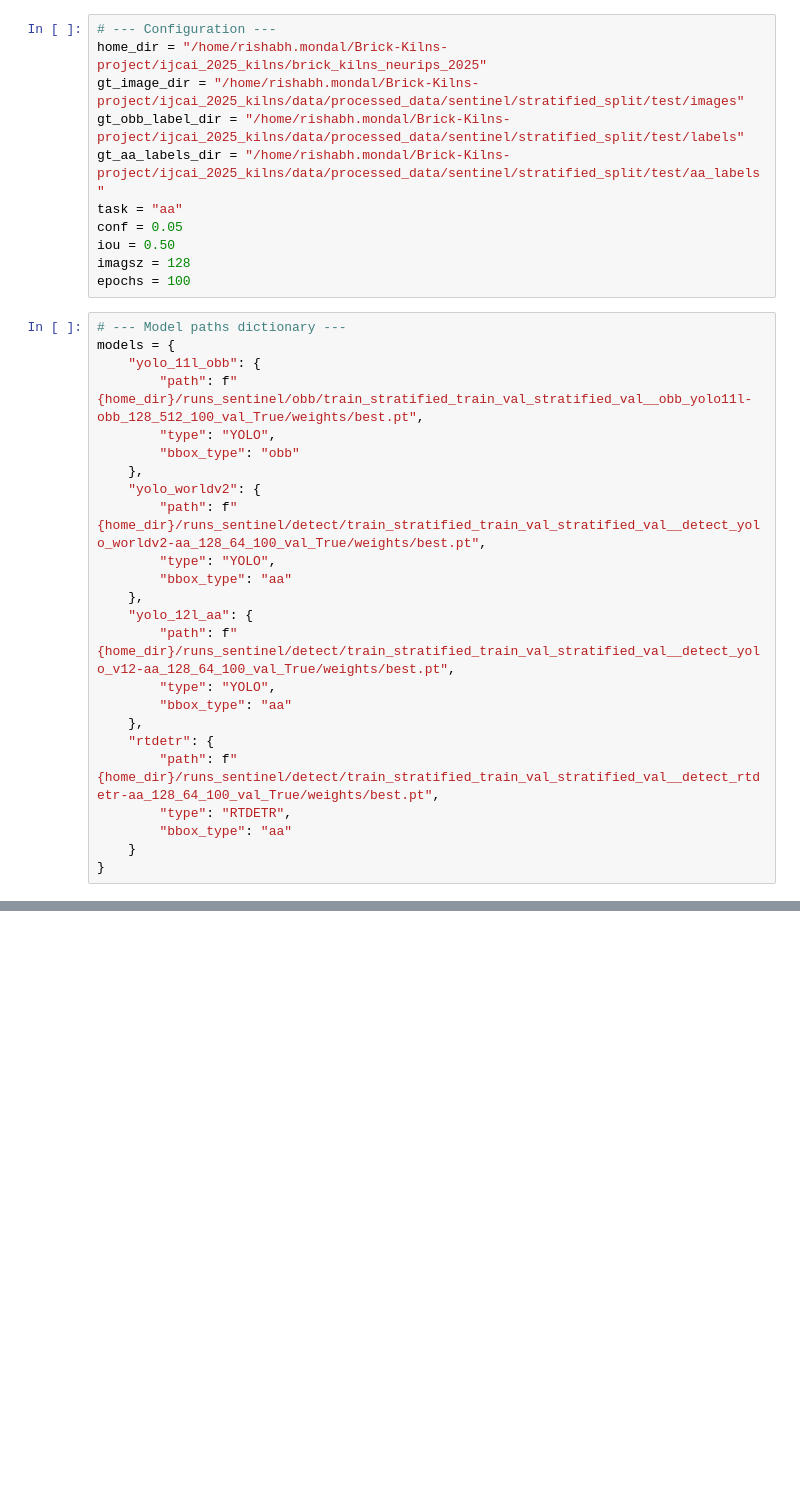
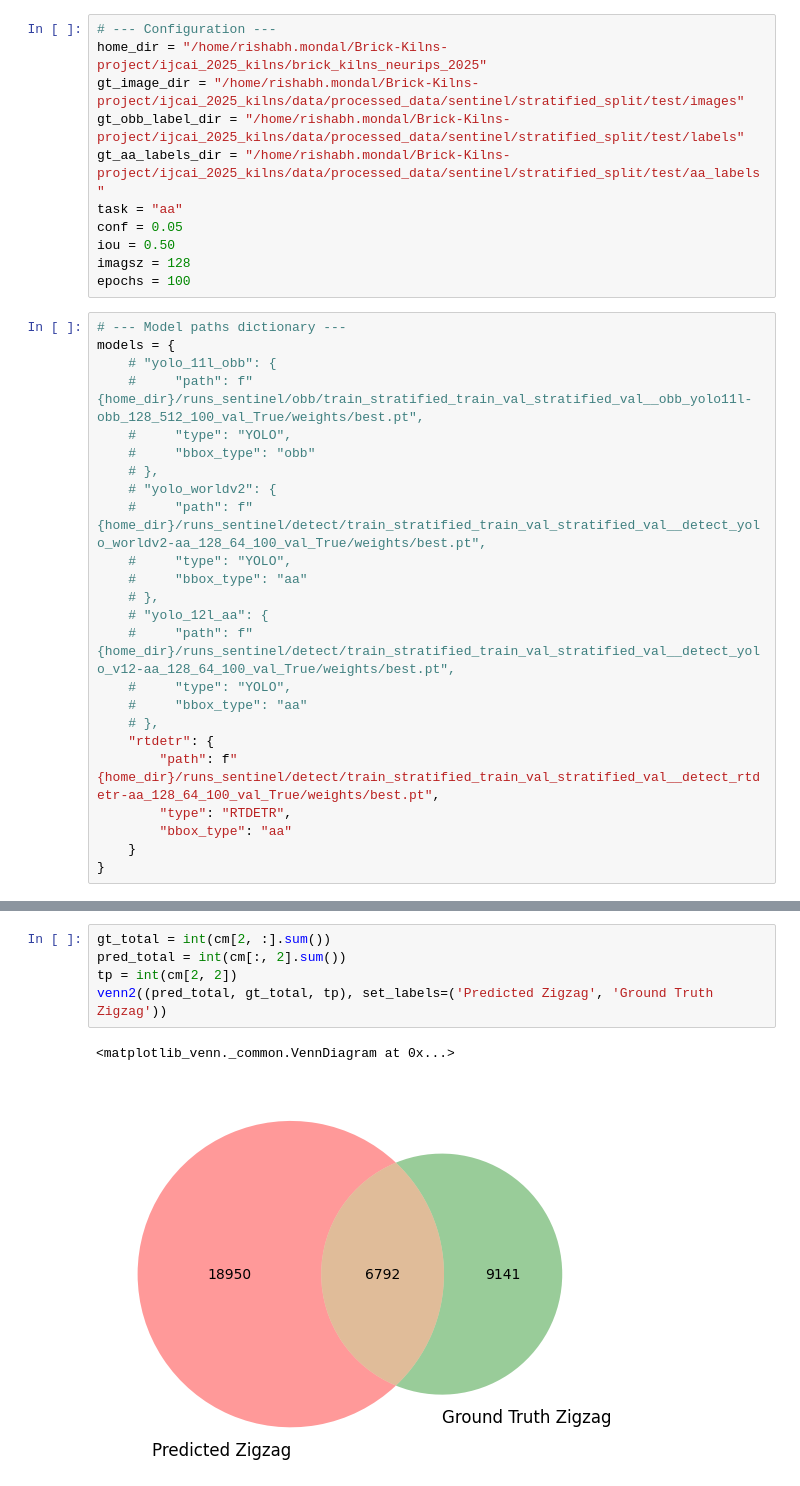
Before and after one commit to rishabh-mondal/brick_kilns_neurips_2025, a Jupyter notebook: notebooks/ultraanalytics_eval.ipynb, the cells around one changed output, grey strips where cells are left out. Drawn from its saved outputs; the diff is of its cells as text; blank space fills up the shorter version.

```diff
--- a/notebooks/ultraanalytics_eval.ipynb
+++ b/notebooks/ultraanalytics_eval.ipynb
@@ -42,21 +42,21 @@ epochs = 100
 # %%
 # --- Model paths dictionary ---
 models = {
-    "yolo_11l_obb": {
-        "path": f"{home_dir}/runs_sentinel/obb/train_stratified_train_val_stratified_val__obb_yolo11l-obb_128_512_100_val_True/weights/best.pt",
-        "type": "YOLO",
-        "bbox_type": "obb"
-    },
-    "yolo_worldv2": {
-        "path": f"{home_dir}/runs_sentinel/detect/train_stratified_train_val_stratified_val__detect_yolo_worldv2-aa_128_64_100_val_True/weights/best.pt",
-        "type": "YOLO",
-        "bbox_type": "aa"
-    },
-    "yolo_12l_aa": {
-        "path": f"{home_dir}/runs_sentinel/detect/train_stratified_train_val_stratified_val__detect_yolo_v12-aa_128_64_100_val_True/weights/best.pt",
-        "type": "YOLO",
-        "bbox_type": "aa"
-    },
+    # "yolo_11l_obb": {
+    #     "path": f"{home_dir}/runs_sentinel/obb/train_stratified_train_val_stratified_val__obb_yolo11l-obb_128_512_100_val_True/weights/best.pt",
+    #     "type": "YOLO",
+    #     "bbox_type": "obb"
+    # },
+    # "yolo_worldv2": {
+    #     "path": f"{home_dir}/runs_sentinel/detect/train_stratified_train_val_stratified_val__detect_yolo_worldv2-aa_128_64_100_val_True/weights/best.pt",
+    #     "type": "YOLO",
+    #     "bbox_type": "aa"
+    # },
+    # "yolo_12l_aa": {
+    #     "path": f"{home_dir}/runs_sentinel/detect/train_stratified_train_val_stratified_val__detect_yolo_v12-aa_128_64_100_val_True/weights/best.pt",
+    #     "type": "YOLO",
+    #     "bbox_type": "aa"
+    # },
     "rtdetr": {
         "path": f"{home_dir}/runs_sentinel/detect/train_stratified_train_val_stratified_val__detect_rtdetr-aa_128_64_100_val_True/weights/best.pt",
         "type": "RTDETR",
@@ -302,0 +538,8 @@ Plot of Confusion Matrix at IoU 0.5
+# %%
+gt_total = int(cm[2, :].sum())
+pred_total = int(cm[:, 2].sum())
+tp = int(cm[2, 2])
+venn2((pred_total, gt_total, tp), set_labels=('Predicted Zigzag', 'Ground Truth Zigzag'))
+# %% [output]
+<matplotlib_venn._common.VennDiagram at 0x...>
+[figure, added]
```
Also changed, not shown: parts of 11 cells of this notebook, 25 other files.
